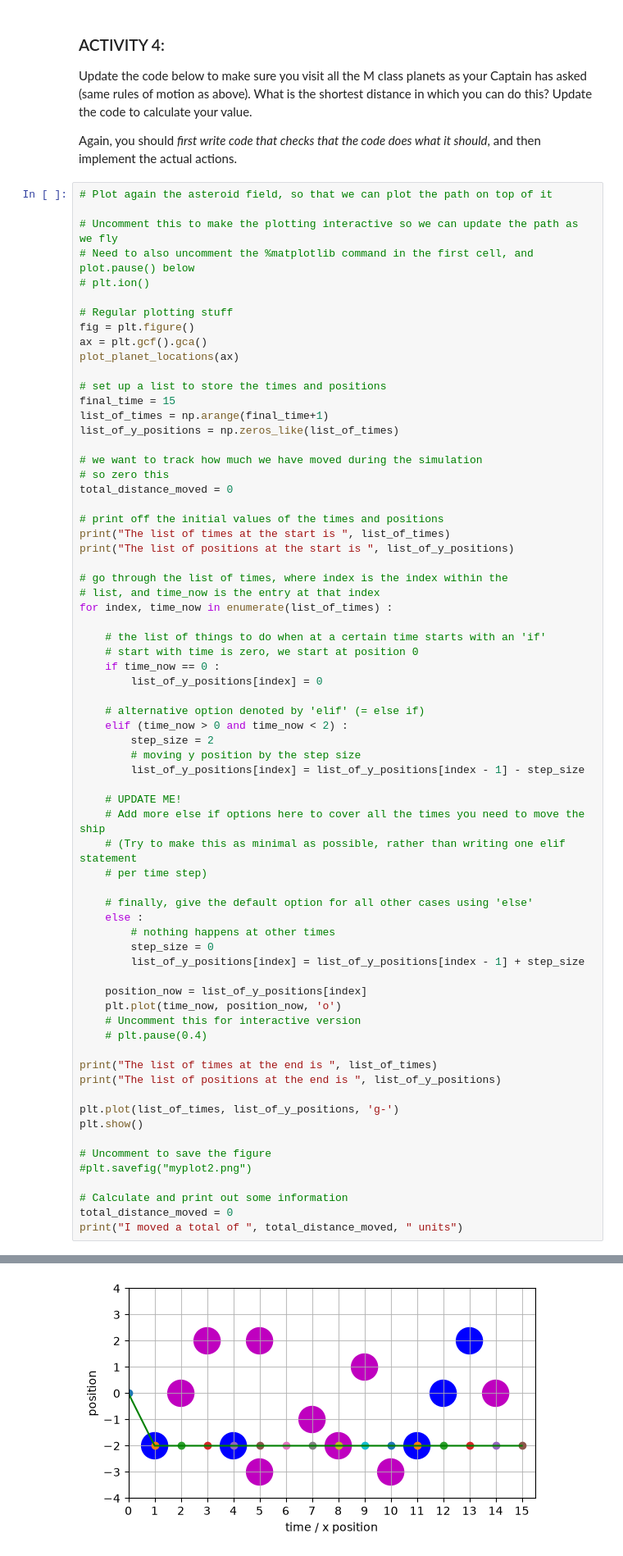
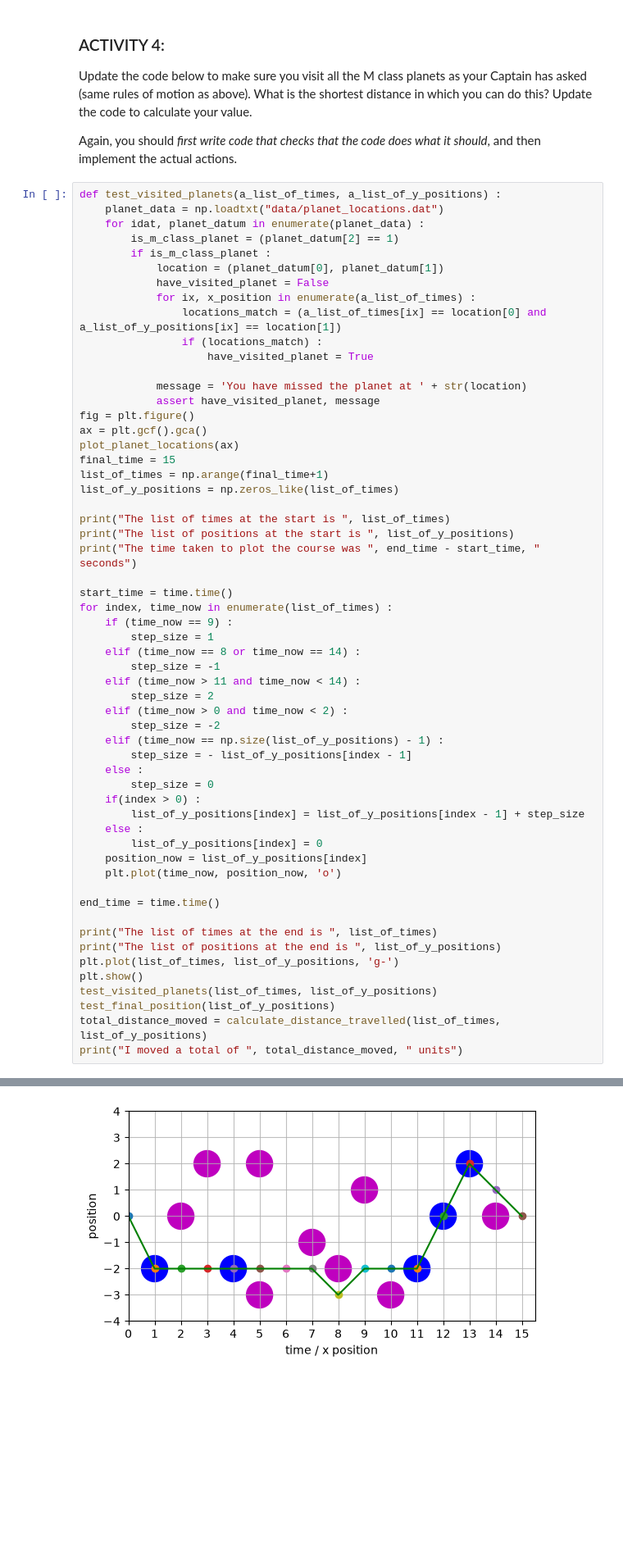
Before and after one commit to AJSUMMERS100/TopicsInSciComp, a Jupyter notebook: Notebooks/Week2_LabExercises.ipynb, the cells around one changed output, grey strips where cells are left out. Shown at 82% size. Cells and saved outputs as stored; diff of their text form; blank space fills up the shorter version.

Commit message:
Added a modified version of the solution to the workbook. Have read through and comepletely understand the method.

```diff
--- a/Notebooks/Week2_LabExercises.ipynb
+++ b/Notebooks/Week2_LabExercises.ipynb
@@ -231,72 +231,61 @@ Update the code below to make sure you visit all the M class planets as your Cap
 
 Again, you should _first write code that checks that the code does what it should_, and then implement the actual actions.
 # %%
-# Plot again the asteroid field, so that we can plot the path on top of it
+def test_visited_planets(a_list_of_times, a_list_of_y_positions) :
+    planet_data = np.loadtxt("data/planet_locations.dat")
+    for idat, planet_datum in enumerate(planet_data) :
+        is_m_class_planet = (planet_datum[2] == 1)
+        if is_m_class_planet :
+            location = (planet_datum[0], planet_datum[1])
+            have_visited_planet = False
+            for ix, x_position in enumerate(a_list_of_times) :
+                locations_match = (a_list_of_times[ix] == location[0] and a_list_of_y_positions[ix] == location[1])
+                if (locations_match) :
+                    have_visited_planet = True
 
-# Uncomment this to make the plotting interactive so we can update the path as we fly
-# Need to also uncomment the %matplotlib command in the first cell, and plot.pause() below
-# plt.ion()
-
-# Regular plotting stuff
+            message = 'You have missed the planet at ' + str(location)
+            assert have_visited_planet, message
 fig = plt.figure()
 ax = plt.gcf().gca()
 plot_planet_locations(ax)
-
-# set up a list to store the times and positions
 final_time = 15
 list_of_times = np.arange(final_time+1)
 list_of_y_positions = np.zeros_like(list_of_times)
 
-# we want to track how much we have moved during the simulation
-# so zero this
-total_distance_moved = 0
-
-# print off the initial values of the times and positions
 print("The list of times at the start is ", list_of_times)
 print("The list of positions at the start is ", list_of_y_positions)
+print("The time taken to plot the course was ", end_time - start_time, " seconds")
 
-# go through the list of times, where index is the index within the
-# list, and time_now is the entry at that index
+start_time = time.time()
 for index, time_now in enumerate(list_of_times) :
-
-    # the list of things to do when at a certain time starts with an 'if'
-    # start with time is zero, we start at position 0
-    if time_now == 0 :
+    if (time_now == 9) :
+        step_size = 1
+    elif (time_now == 8 or time_now == 14) :
+        step_size = -1
+    elif (time_now > 11 and time_now < 14) :
+        step_size = 2
+    elif (time_now > 0 and time_now < 2) :
+        step_size = -2
+    elif (time_now == np.size(list_of_y_positions) - 1) :
+        step_size = - list_of_y_positions[index - 1]
+    else :
+        step_size = 0
+    if(index > 0) :
+        list_of_y_positions[index] = list_of_y_positions[index - 1] + step_size
+    else :
         list_of_y_positions[index] = 0
-
-    # alternative option denoted by 'elif' (= else if)
-    elif (time_now > 0 and time_now < 2) :
-        step_size = 2
-        # moving y position by the step size
-        list_of_y_positions[index] = list_of_y_positions[index - 1] - step_size
-
-    # UPDATE ME!
-    # Add more else if options here to cover all the times you need to move the ship
-    # (Try to make this as minimal as possible, rather than writing one elif statement
-    # per time step)
-
-    # finally, give the default option for all other cases using 'else'
-    else :
-        # nothing happens at other times
-        step_size = 0
-        list_of_y_positions[index] = list_of_y_positions[index - 1] + step_size
-
     position_now = list_of_y_positions[index]
     plt.plot(time_now, position_now, 'o')
-    # Uncomment this for interactive version
-    # plt.pause(0.4)
+
+end_time = time.time()
 
 print("The list of times at the end is ", list_of_times)
 print("The list of positions at the end is ", list_of_y_positions)
-
 plt.plot(list_of_times, list_of_y_positions, 'g-')
 plt.show()
-
-# Uncomment to save the figure
-#plt.savefig("myplot2.png")
-
-# Calculate and print out some information
-total_distance_moved = 0
+test_visited_planets(list_of_times, list_of_y_positions)
+test_final_position(list_of_y_positions)
+total_distance_moved = calculate_distance_travelled(list_of_times, list_of_y_positions)
 print("I moved a total of ", total_distance_moved, " units")
 # %% [output]
 The list of times at the start is  [ 0  1  2  3  4  5  6  7  8  9 10 11 12 13 14 15]
@@ -306 +296 @@ The list of positions at the end is  [ 0 -2 -2 -2 -2 -2 -2 -2 -2 -2 -2 -2 -2 -2
-[figure, old version]
+[figure, new version]
```
Also changed, not shown: parts of 1 cell of this notebook.
